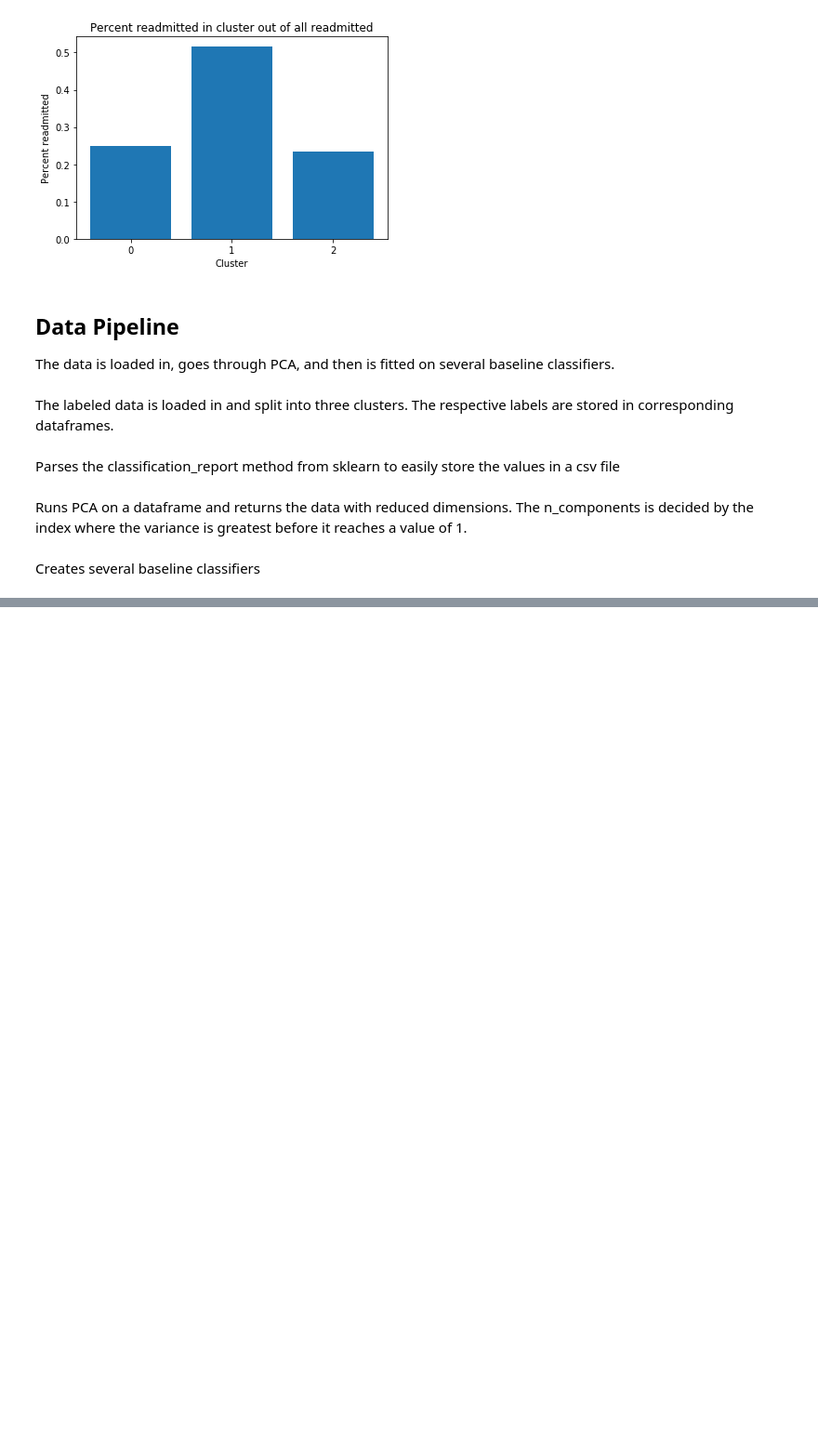
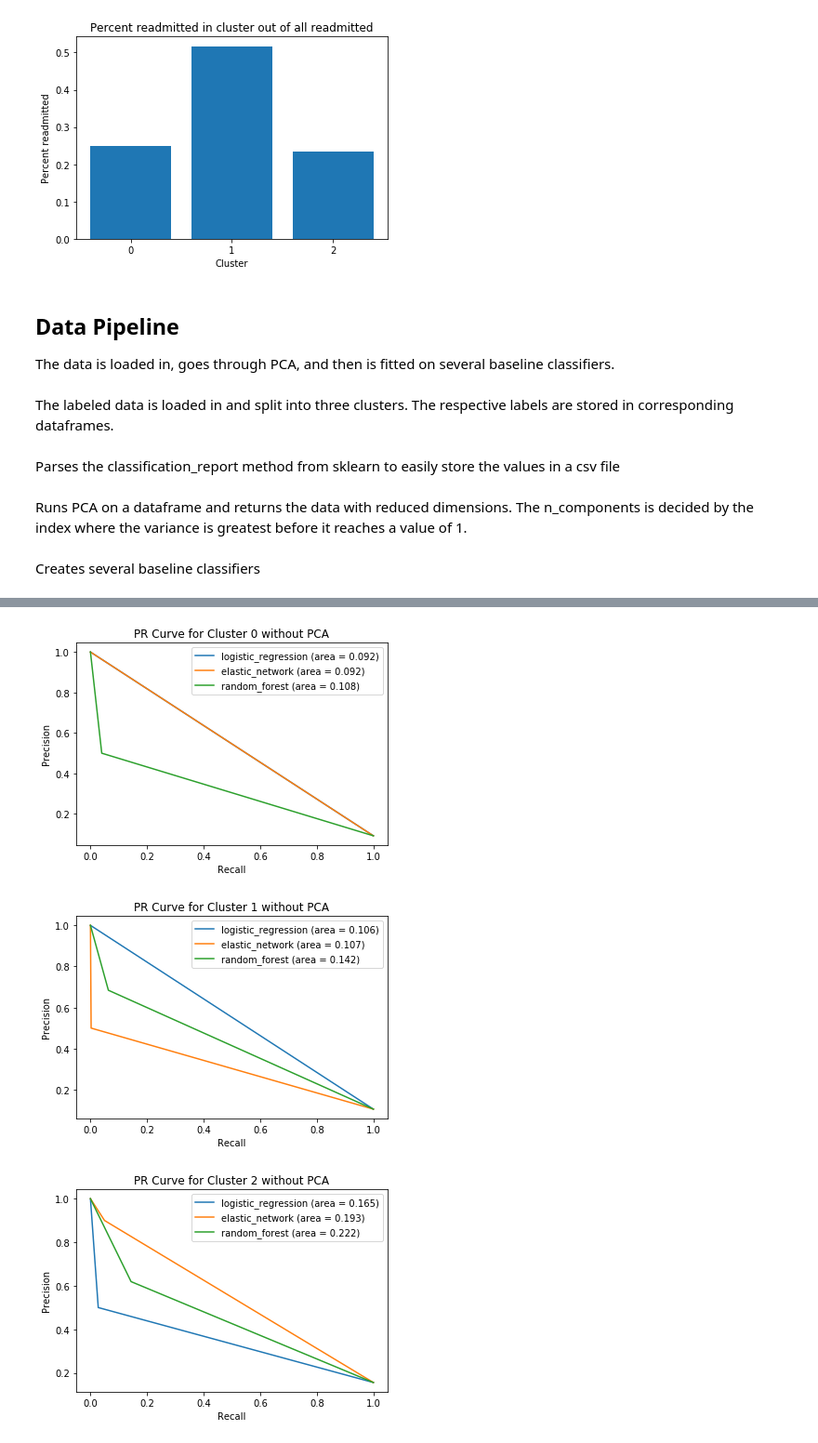
Before and after one commit to aanshshah/AIMed, a Jupyter notebook: models/Pipeline.ipynb, the cells around one changed output, grey strips where cells are left out. Shown at 93% size. Saved outputs shown, nothing was run; the diff lists cells and outputs as text; code cells hidden in the pictures; blank space fills up the shorter version.

```diff
--- a/models/Pipeline.ipynb
+++ b/models/Pipeline.ipynb
@@ -177,5 +404,5 @@ def pr_curve(pr_map, dimension_reduction=True):
 # %%
-def run_pipeline(dfs, dimension_reduction=True):
+def run_pipeline(dimension_reduction=True):
     dfs, dfs_labels = preprocess()
     pipeline = create_pipeline()
     pr_map = {} #maps cluster to clf to avg_precision, precision, recall
@@ -214,0 +432,6 @@ Plots each precision recall curve for each cluster
+# %%
+run_pipeline(dimension_reduction=False)
+# %% [output]
+[figure, added]
+[figure, added]
+[figure, added]
```
Also changed, not shown: parts of 8 cells of this notebook, 3 other files.
